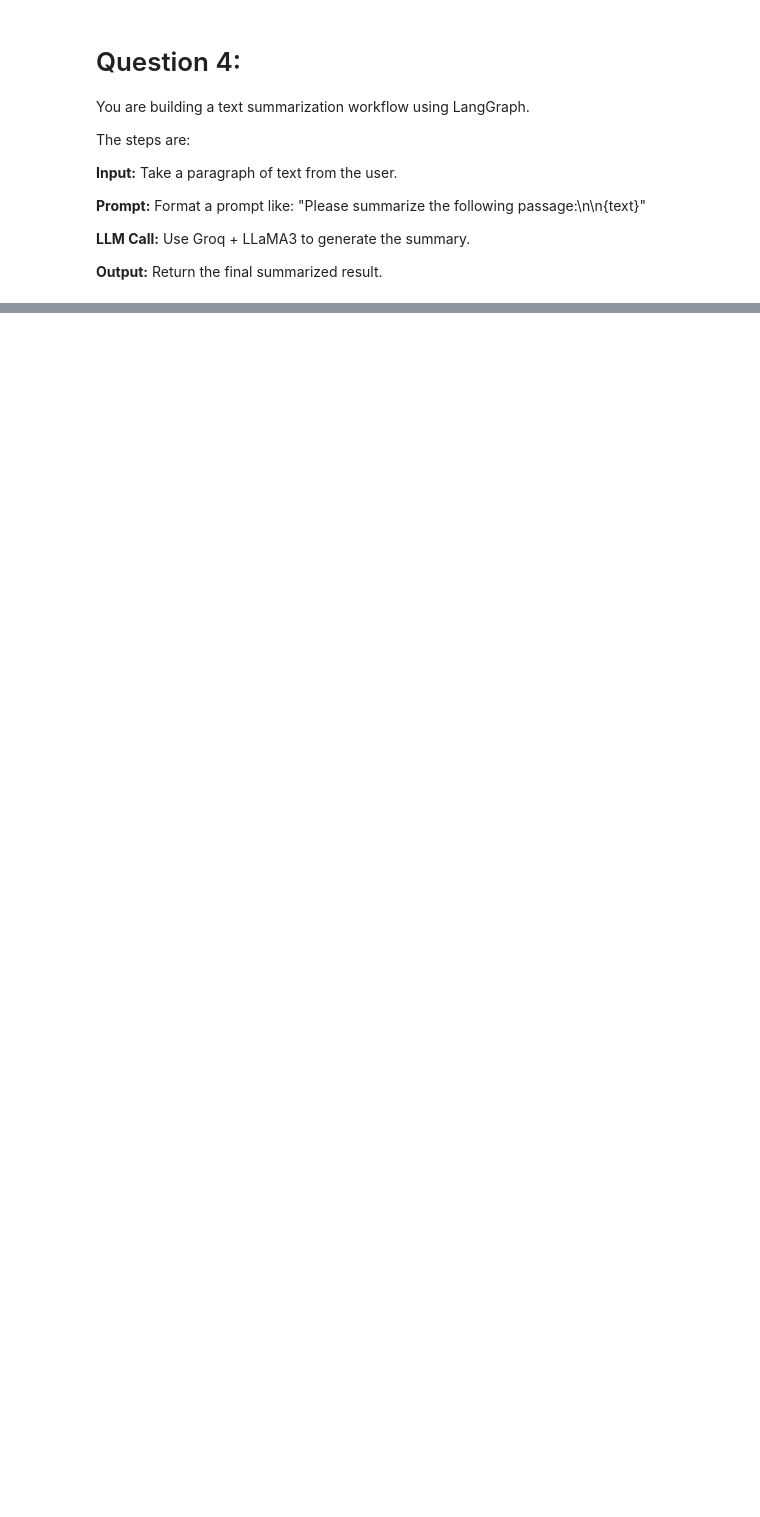
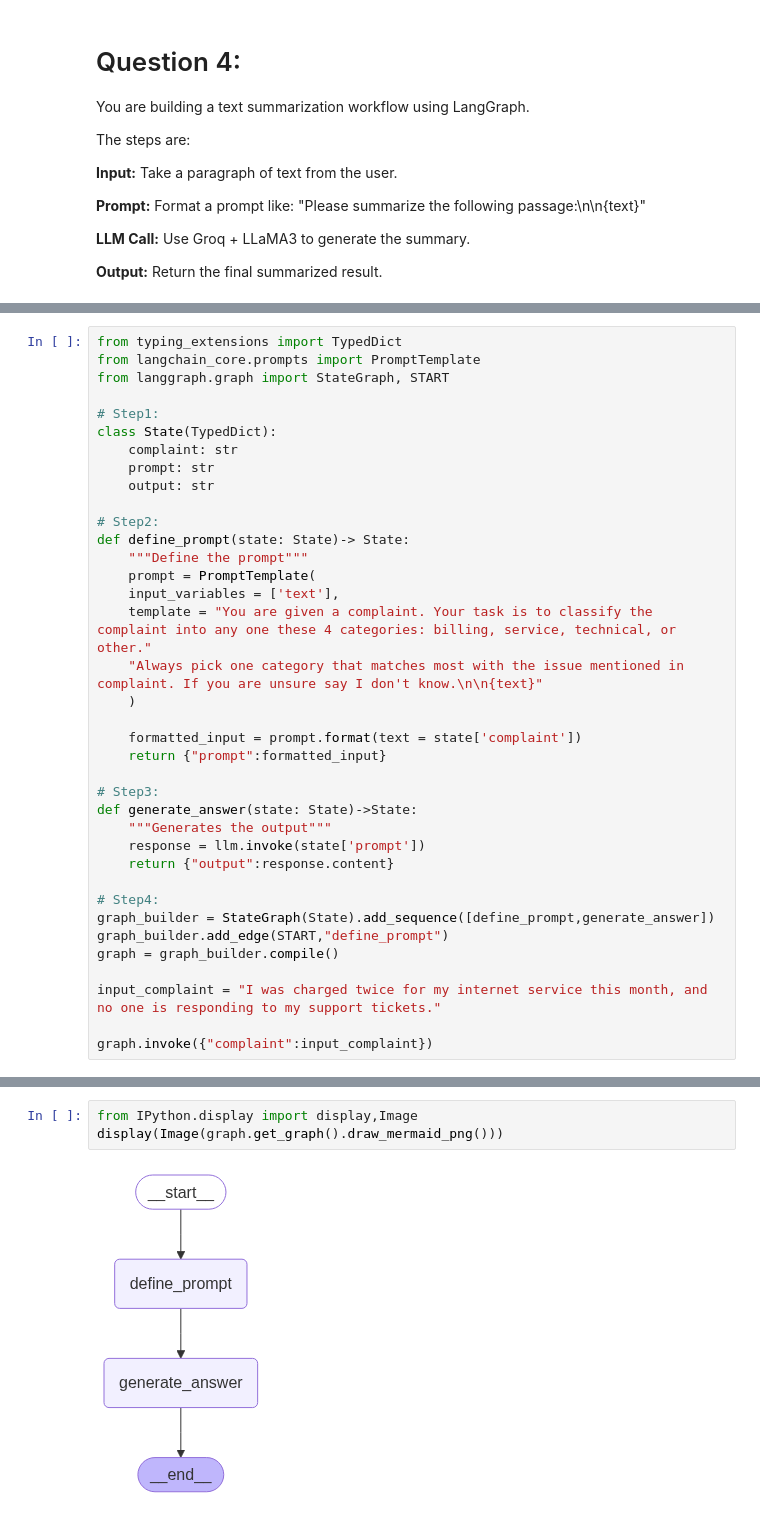
Before and after one commit to Mansi-Dwivedi-04/GenAI, a Jupyter notebook: langgraph.ipynb, the cells around one changed output, grey strips where cells are left out. Drawn from its saved outputs; the diff is of its cells as text; blank space fills up the shorter version.

```diff
--- a/langgraph.ipynb
+++ b/langgraph.ipynb
@@ -339,0 +364,37 @@ answer
+# %%
+from typing_extensions import TypedDict
+from langchain_core.prompts import PromptTemplate
+from langgraph.graph import StateGraph, START
+
+# Step1:
+class State(TypedDict):
+    complaint: str
+    prompt: str
+    output: str
+
+# Step2:
+def define_prompt(state: State)-> State:
+    """Define the prompt"""
+    prompt = PromptTemplate(
+    input_variables = ['text'],
+    template = "You are given a complaint. Your task is to classify the complaint into any one these 4 categories: billing, service, technical, or other."
+    "Always pick one category that matches most with the issue mentioned in complaint. If you are unsure say I don't know.\n\n{text}"
+    )
+
+    formatted_input = prompt.format(text = state['complaint'])
+    return {"prompt":formatted_input}
+
+# Step3:
+def generate_answer(state: State)->State:
+    """Generates the output"""
+    response = llm.invoke(state['prompt'])
+    return {"output":response.content}
+
+# Step4:
+graph_builder = StateGraph(State).add_sequence([define_prompt,generate_answer])
+graph_builder.add_edge(START,"define_prompt")
+graph = graph_builder.compile()
+
+input_complaint = "I was charged twice for my internet service this month, and no one is responding to my support tickets."
+
+graph.invoke({"complaint":input_complaint})
@@ -339,0 +405,5 @@ answer
+# %%
+from IPython.display import display,Image
+display(Image(graph.get_graph().draw_mermaid_png()))
+# %% [output]
+[figure, added]
```
Also changed, not shown: parts of 12 cells of this notebook.
